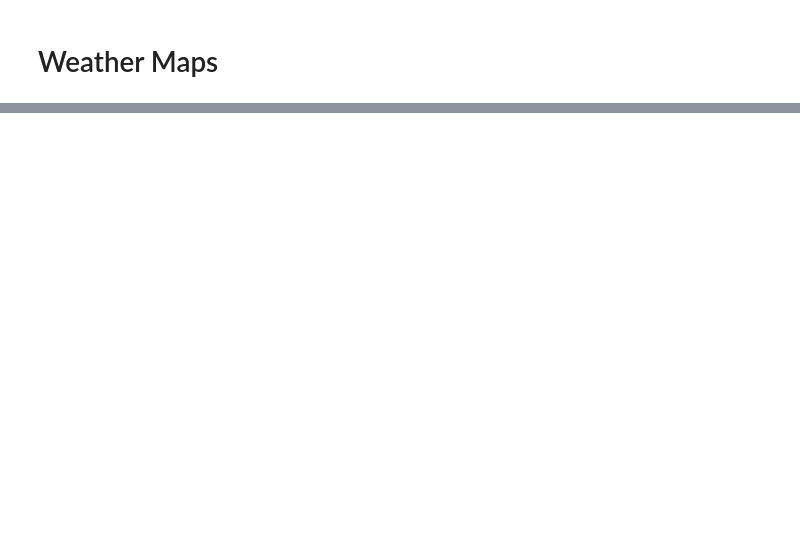
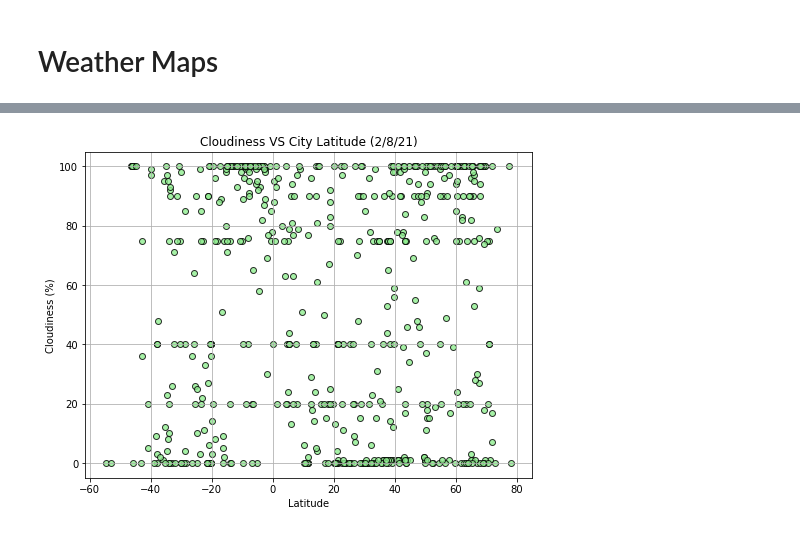
Before and after one commit to radioactivearm/python-api-challenge, a Jupyter notebook: WeatherPy/WeatherPy.ipynb, the cells around one changed output, grey strips where cells are left out. Saved outputs shown, nothing was run; the diff lists cells and outputs as text; code cells hidden in the pictures; blank space fills up the shorter version.

```diff
--- a/WeatherPy/WeatherPy.ipynb
+++ b/WeatherPy/WeatherPy.ipynb
@@ -65,0 +221,16 @@ weather_df
+# %%
+# cloudiness vs latitude
+clouds = weather_df['Cloudiness']
+
+plt.figure(figsize=(8,6))
+plt.scatter(lat, clouds, color='lightgreen', edgecolor='black', alpha=.8)
+
+plt.title('Cloudiness VS City Latitude (2/8/21)')
+plt.xlabel('Latitude')
+plt.ylabel('Cloudiness (%)')
+
+plt.grid(True)
+
+plt.show()
+# %% [output]
+[figure, added]
```
Also changed, not shown: parts of 14 cells of this notebook.
